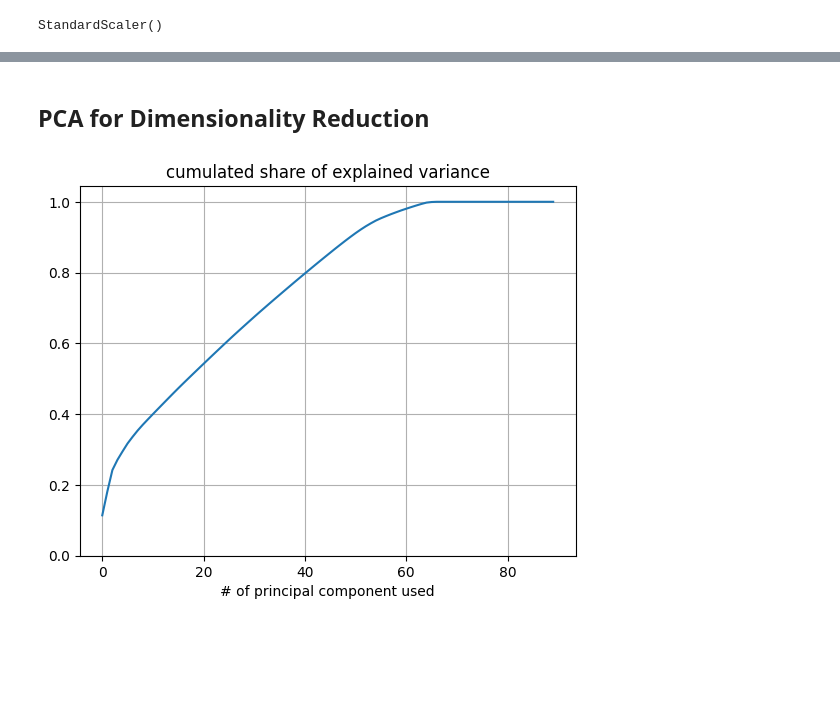
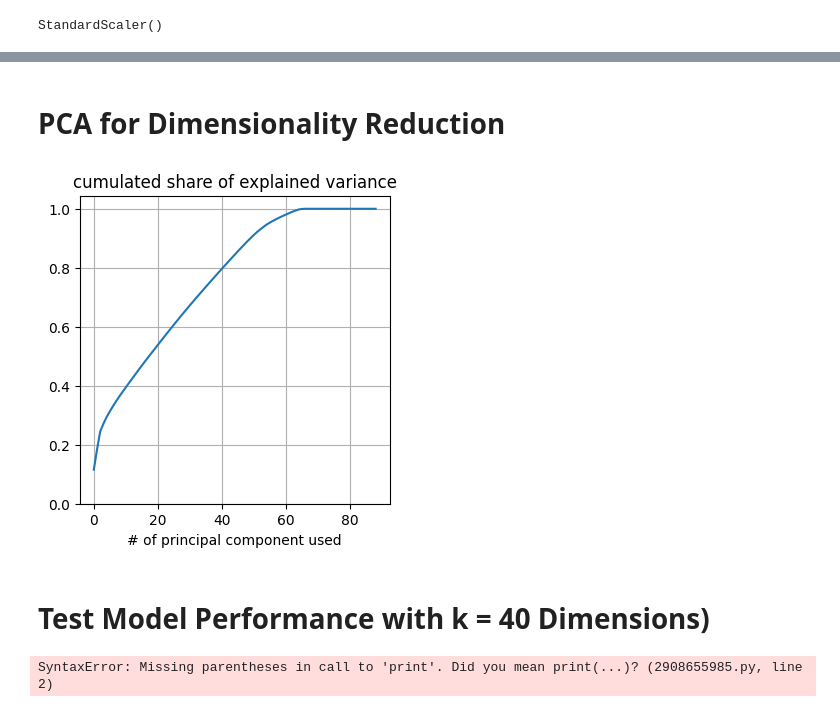
Before and after one commit to Emroullier/hr-data-analytics, a Jupyter notebook: notebooks/Principal_Components_Analysis_Thierry.ipynb, the cells around one changed output, grey strips where cells are left out. Saved outputs shown, nothing was run; the diff lists cells and outputs as text; code cells hidden in the pictures; blank space fills up the shorter version.

```diff
--- a/notebooks/Principal_Components_Analysis_Thierry.ipynb
+++ b/notebooks/Principal_Components_Analysis_Thierry.ipynb
@@ -175,0 +217,3 @@ sns.heatmap(pd.DataFrame(X).corr(), cmap='coolwarm')
+# %%
+# Fittng Standard Scaler to X
+std_scaler.fit(X)
@@ -175,0 +222,4 @@ sns.heatmap(pd.DataFrame(X).corr(), cmap='coolwarm')
+# %%
+X_std = std_scaler.transform(X)
+print(X_std.shape)
+X_std.head()
@@ -178,3 +242,3 @@ sns.heatmap(pd.DataFrame(X).corr(), cmap='coolwarm')
 # %%
+# Instanciate PCA
 pca = PCA()
-pca.fit(X)
@@ -182,0 +245,3 @@ PCA()
+# %%
+#Fitting PCA to scaled features
+pca.fit(X_std)
@@ -239,10 +293,14 @@ plt.grid(visible=True)
 # %% [markdown]
-## PCA for Dimensionality Reduction
+# PCA for Dimensionality Reduction
 # %%
+# PCA for dimensionality reduction
+plt.figure(figsize=(4,4))
 plt.plot(np.cumsum(pca.explained_variance_ratio_))
 plt.ylim(ymin=0)
 plt.title('cumulated share of explained variance')
 plt.xlabel('# of principal component used');
 plt.grid(visible=True)
 # %% [output]
-[figure, old version]
+[figure, new version]
+# %% [markdown]
+# Test Model Performance with k = 40 Dimensions)
@@ -248,0 +316,5 @@ plt.grid(visible=True)
+# %%
+# ***************
+print i
+# %% [output]
+SyntaxError: Missing parentheses in call to 'print'. Did you mean print(...)? (2908655985.py, line 2)
```
Also changed, not shown: parts of 57 cells of this notebook, 1 other file.
